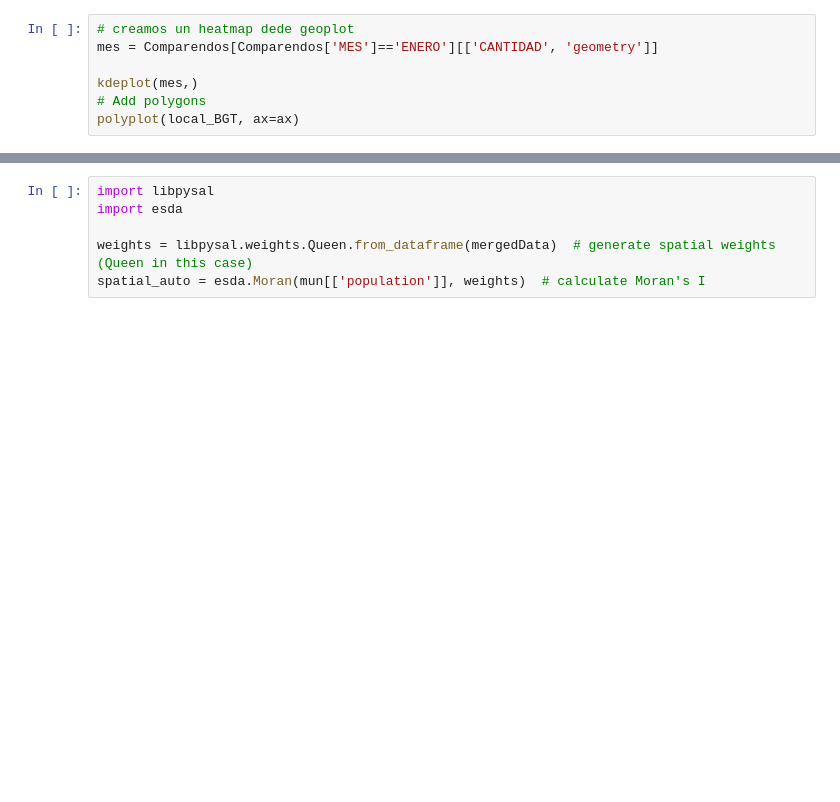
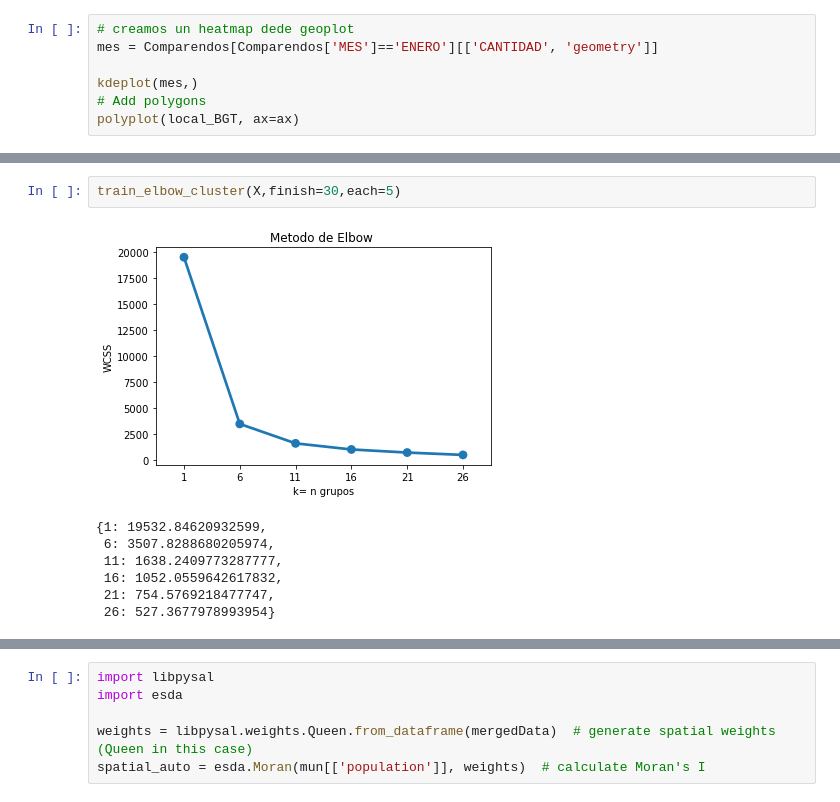
Before and after one commit to frandak2/PRUEBA_GEO, a Jupyter notebook: notebooks/EDA_espacial.ipynb, the cells around one changed output, grey strips where cells are left out. Cells and saved outputs as stored; diff of their text form; blank space fills up the shorter version.

```diff
--- a/notebooks/EDA_espacial.ipynb
+++ b/notebooks/EDA_espacial.ipynb
@@ -162,0 +234,10 @@ ashapes.boundary.plot(color='k', linewidth=1, ax=plt.gca())
+# %%
+train_elbow_cluster(X,finish=30,each=5)
+# %% [output]
+[figure, added]
+{1: 19532.84620932599,
+ 6: 3507.8288680205974,
+ 11: 1638.2409773287777,
+ 16: 1052.0559642617832,
+ 21: 754.5769218477747,
+ 26: 527.3677978993954}
```
Also changed, not shown: parts of 31 cells of this notebook, 2 other files.
